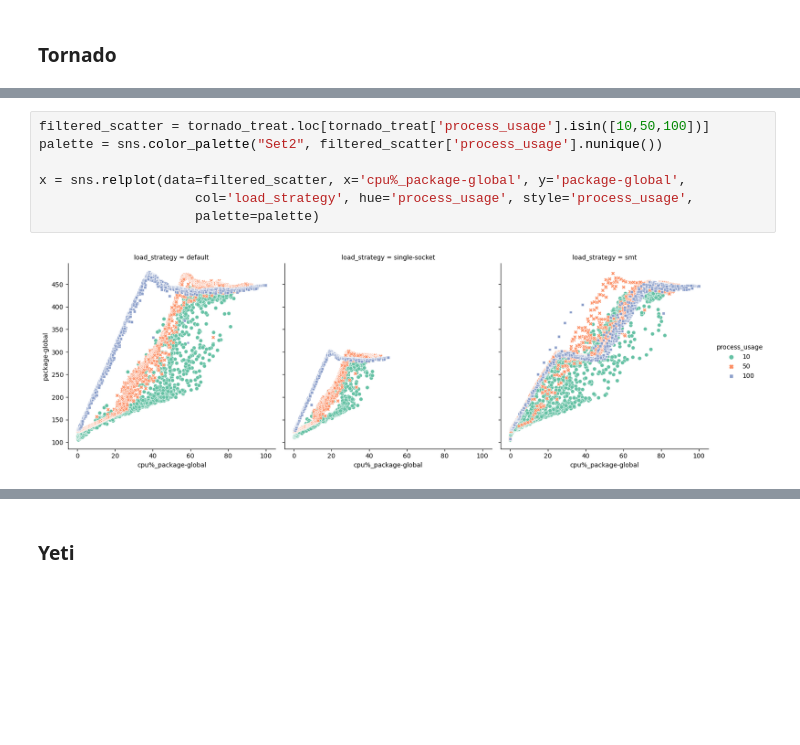
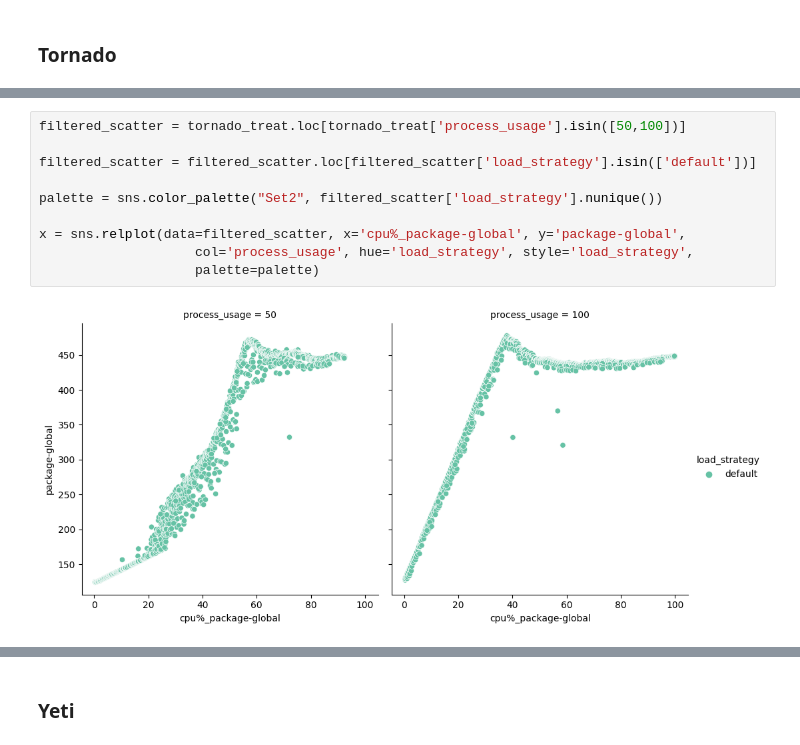
Before and after one commit to jacquetpi/rapl-reader, a Jupyter notebook: load_effect.ipynb, the cells around one changed output, grey strips where cells are left out. Saved outputs shown, nothing was run; the diff lists cells and outputs as text; blank space fills up the shorter version.

```diff
--- a/load_effect.ipynb
+++ b/load_effect.ipynb
@@ -115,9 +132,12 @@ full_treat = pd.concat([tornado_treat, yeti_treat, gros_treat])
 # %%
-filtered_scatter = tornado_treat.loc[tornado_treat['process_usage'].isin([10,50,100])]
-palette = sns.color_palette("Set2", filtered_scatter['process_usage'].nunique())
+filtered_scatter = tornado_treat.loc[tornado_treat['process_usage'].isin([50,100])]
+
+filtered_scatter = filtered_scatter.loc[filtered_scatter['load_strategy'].isin(['default'])]
+
+palette = sns.color_palette("Set2", filtered_scatter['load_strategy'].nunique())
 
 x = sns.relplot(data=filtered_scatter, x='cpu%_package-global', y='package-global',
-                    col='load_strategy', hue='process_usage', style='process_usage',
+                    col='process_usage', hue='load_strategy', style='load_strategy',
                     palette=palette)
 # %% [output]
-[figure, old version]
+[figure, new version]
```
Also changed, not shown: parts of 9 cells of this notebook, 3 other files.
